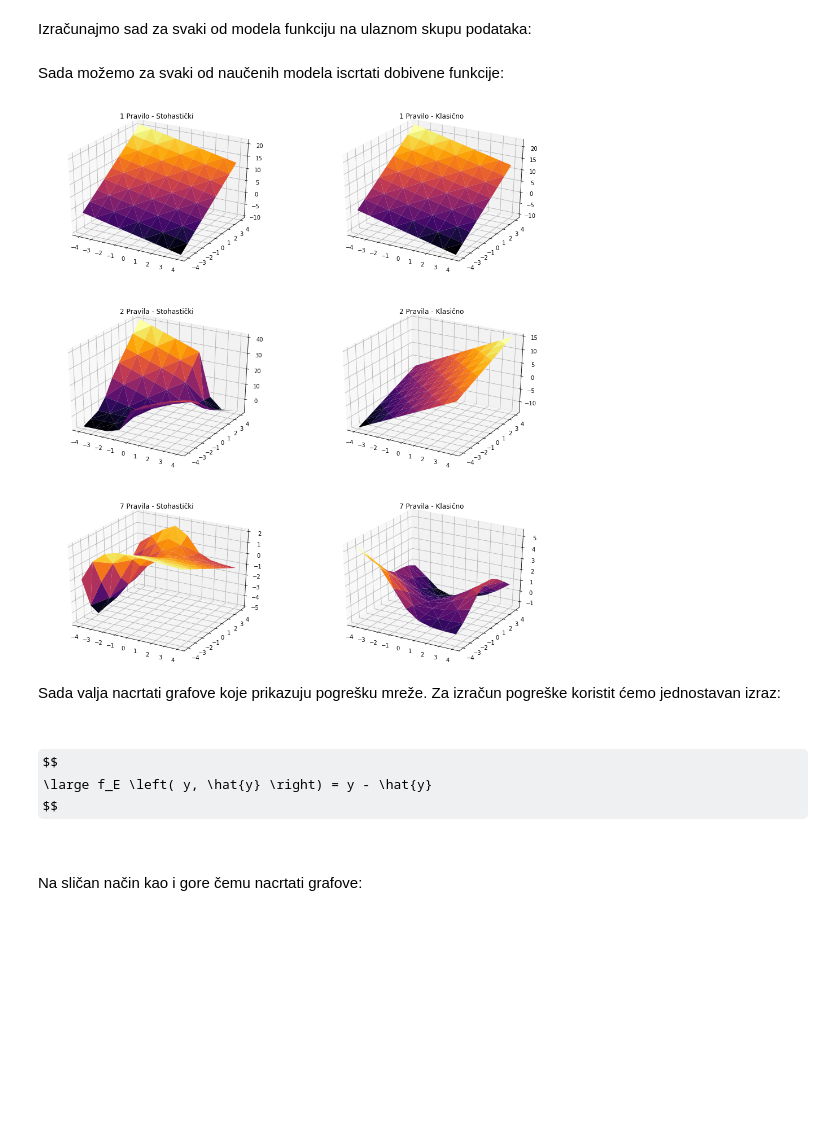
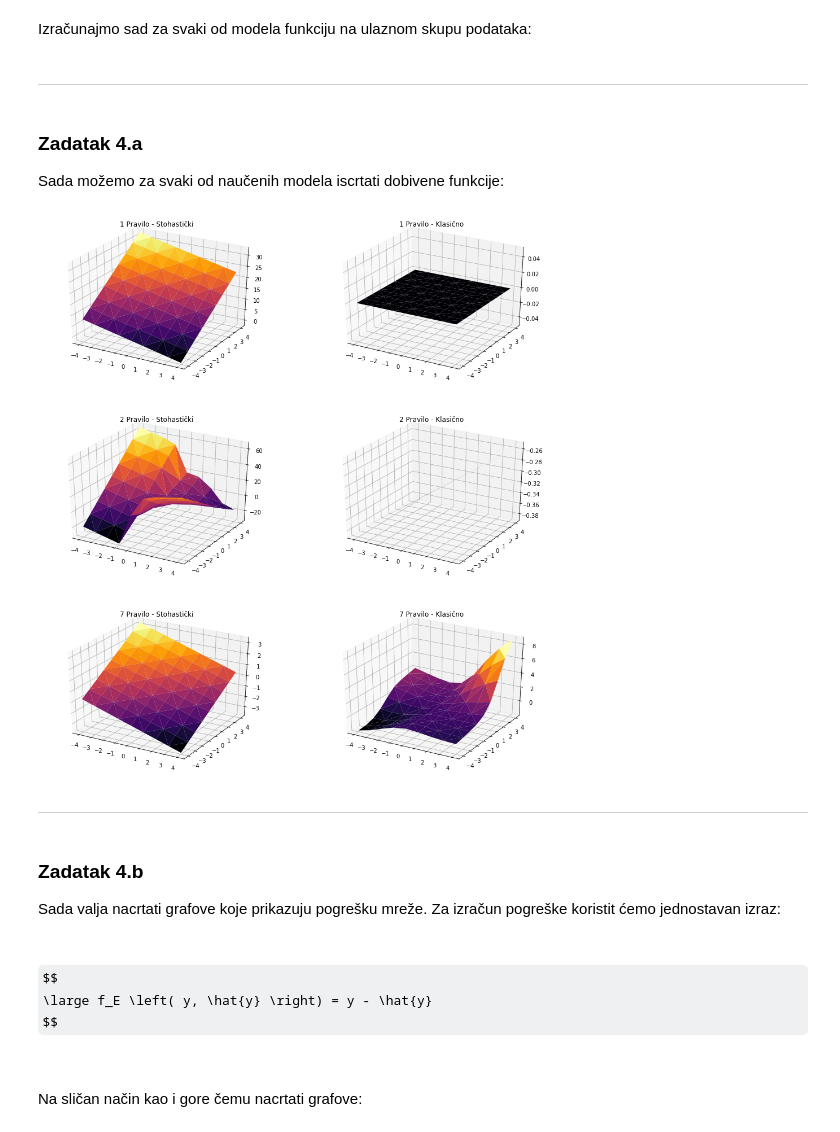
Before and after one commit to Yalfoosh/NENR, a Jupyter notebook: DZ/DZ6/DZ6.ipynb, the cells around one changed output. Drawn from its saved outputs; the diff is of its cells as text; code cells hidden in the pictures; some formulas as TeX source; blank space fills up the shorter version.

```diff
--- a/DZ/DZ6/DZ6.ipynb
+++ b/DZ/DZ6/DZ6.ipynb
@@ -643,7 +647,7 @@ x_axis_optimum = np.arange(epochs_1)
 # %% [markdown]
 S obzirom da smo istestirali velik broj postavki, nacrtat ćemo 4 odvojena grafa:
 # %%
-fig_1, axs = plt.subplots(1, 2, sharex=True, sharey=True)
+fig_1, axs = plt.subplots(1, 2)
 fig_1.set_figwidth(16)
 fig_1.set_figheight(9)
 
@@ -663,5 +667,5 @@ for i, history in enumerate(histories_optimum_rules[:cutoff], rule_count_range[0
 # %%
-fig_1, axs = plt.subplots(1, 2, sharex=True, sharey=True)
+fig_1, axs = plt.subplots(1, 2)
 fig_1.set_figwidth(16)
 fig_1.set_figheight(9)
 
@@ -683,16 +687,16 @@ Optimalan broj pravila je najmanji broj pravila kod kojeg mreža uspijeva učiti
 # %% [markdown]
 ## Priprema mreža
 # %%
-rule_counts_final = [1, 2, 9] * 2
+rule_counts_final = [1, 2, 7] * 2
 batch_sizes_final = [1] * 3 + [len(x_tr)] * 3
 
 loss_final = SquareError()
-epochs_final = 1000
+epochs_final = 2000
 verbose_final = 0
 shuffle_final = True
-lr_dense_final = 1e-1
-lr_sigmoid_final = 1e-2
-stop_after_no_improvement_final = True
+lr_dense_final = 1e-4
+lr_sigmoid_final = 1e-3
+stop_after_no_improvement_final = False
 
 models_final = list()
 
@@ -729,27 +733,38 @@ for model in models_final:
         outputs.append(model.infer(input_entry))
 
     zs_final.append(np.array(outputs))
+# %% [markdown]
+---
 # %% [markdown]
+### Zadatak 4.a
+
 Sada možemo za svaki od naučenih modela iscrtati dobivene funkcije:
 # %%
 fig_final = plt.figure()
 
 ax_final = [fig_final.add_subplot(3, 2, i + 1, projection="3d") for i in range(6)]
 
-titles_final = ["1 Pravilo - Stohastički", "1 Pravilo - Klasično",
-                "2 Pravila - Stohastički", "2 Pravila - Klasično",
-                "7 Pravila - Stohastički", "7 Pravila - Klasično"]
+titles_final = list()
+
+for i in range(len(rule_counts_final)):
+    titles_final.append(f"{rule_counts_final[(i // 2) + (len(rule_counts_final) // 2) * (i % 2)]} " +
+                        f"Pravilo - {'Stohastički' if i % 2 == 0 else 'Klasično'}")
 
 fig_final.set_figwidth(16)
 fig_final.set_figheight(18)
 
 for i in range(len(zs_final)):
     ax_final[i].set_title(titles_final[i])
 
     ax_final[i].plot_trisurf(x_final, y_final, zs_final[i], cmap=cm.inferno);
 # %% [output]
-[figure, old version]
+[figure, new version]
+# %% [markdown]
+---
 # %% [markdown]
+### Zadatak 4.b
+
+
 Sada valja nacrtati grafove koje prikazuju pogrešku mreže. Za izračun pogreške koristit ćemo jednostavan izraz:
 
 <br>
```
Also changed, not shown: parts of 29 cells of this notebook, 1 other file.
